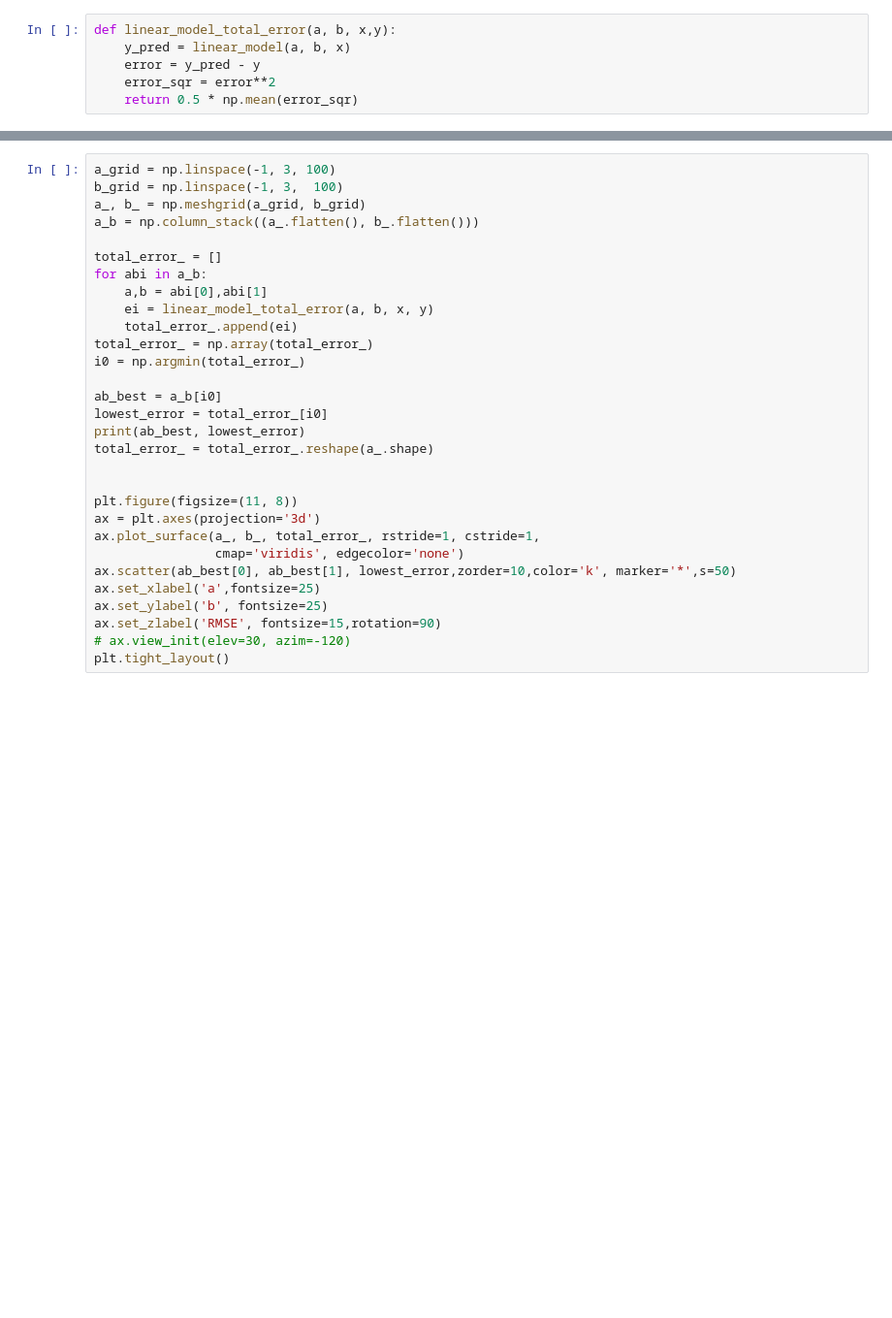
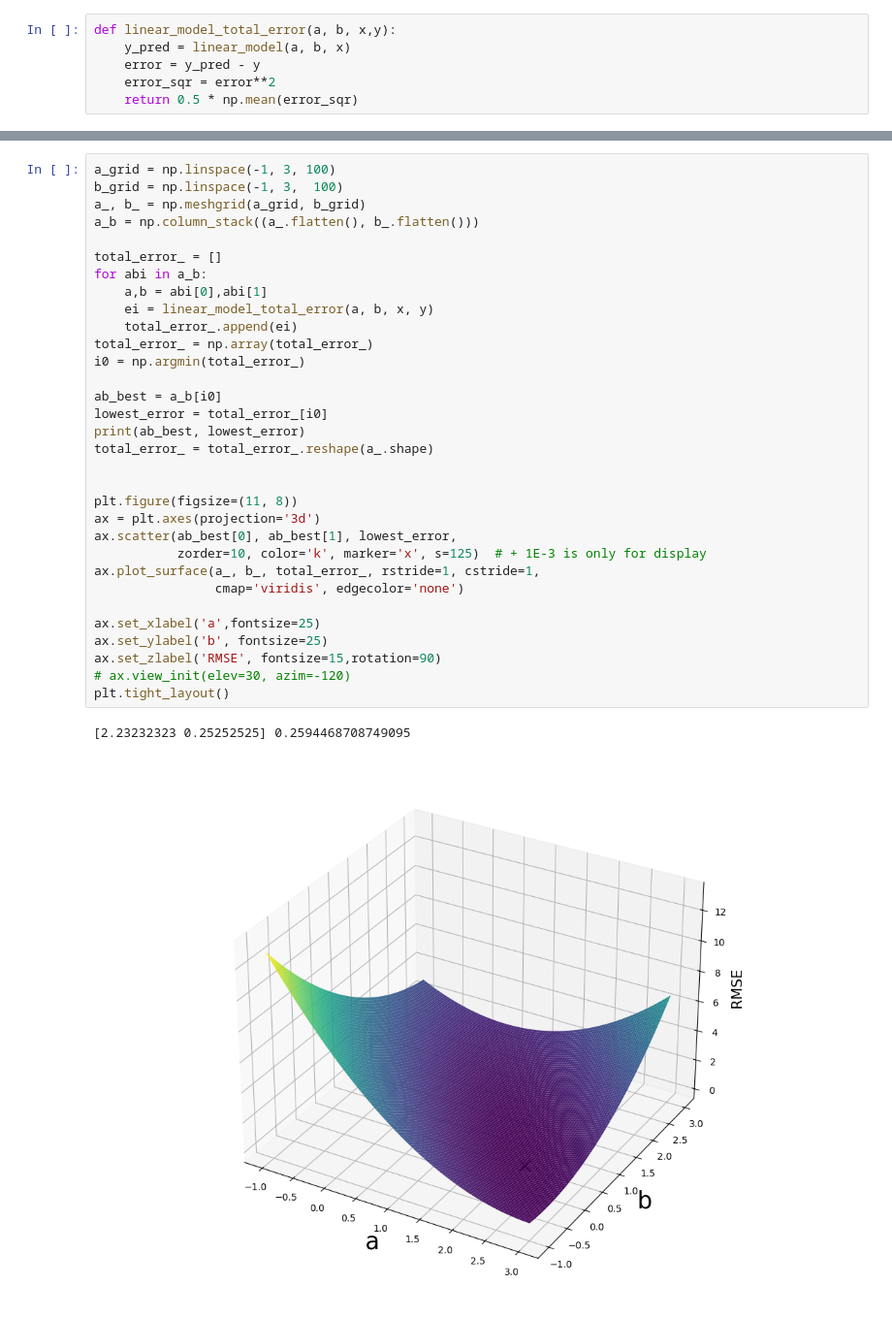
Before and after one commit to ChemAI-Lab/Math4Chem, a Jupyter notebook: website/Lecture_Notes/Coding/linear_regression_class.ipynb, the cells around one changed output, grey strips where cells are left out. Shown at 97% size. Drawn from its saved outputs; the diff is of its cells as text; blank space fills up the shorter version.

```diff
--- a/website/Lecture_Notes/Coding/linear_regression_class.ipynb
+++ b/website/Lecture_Notes/Coding/linear_regression_class.ipynb
@@ -95,30 +148,35 @@ plt.ylabel('Mean Square Error', fontsize=15)
 # %%
 a_grid = np.linspace(-1, 3, 100)
 b_grid = np.linspace(-1, 3,  100)
 a_, b_ = np.meshgrid(a_grid, b_grid)
 a_b = np.column_stack((a_.flatten(), b_.flatten()))
 
 total_error_ = []
 for abi in a_b:
     a,b = abi[0],abi[1]
     ei = linear_model_total_error(a, b, x, y)
     total_error_.append(ei)
 total_error_ = np.array(total_error_)
 i0 = np.argmin(total_error_)
 
 ab_best = a_b[i0]
 lowest_error = total_error_[i0]
 print(ab_best, lowest_error)
 total_error_ = total_error_.reshape(a_.shape)
 
 
 plt.figure(figsize=(11, 8))
 ax = plt.axes(projection='3d')
+ax.scatter(ab_best[0], ab_best[1], lowest_error,
+           zorder=10, color='k', marker='x', s=125)  # + 1E-3 is only for display
 ax.plot_surface(a_, b_, total_error_, rstride=1, cstride=1,
                 cmap='viridis', edgecolor='none')
-ax.scatter(ab_best[0], ab_best[1], lowest_error,zorder=10,color='k', marker='*',s=50)
+
 ax.set_xlabel('a',fontsize=25)
 ax.set_ylabel('b', fontsize=25)
 ax.set_zlabel('RMSE', fontsize=15,rotation=90)
 # ax.view_init(elev=30, azim=-120)
 plt.tight_layout()
+# %% [output]
+[2.23232323 0.25252525] 0.2594468708749095
+[figure, added]
```
Also changed, not shown: parts of 11 cells of this notebook.
